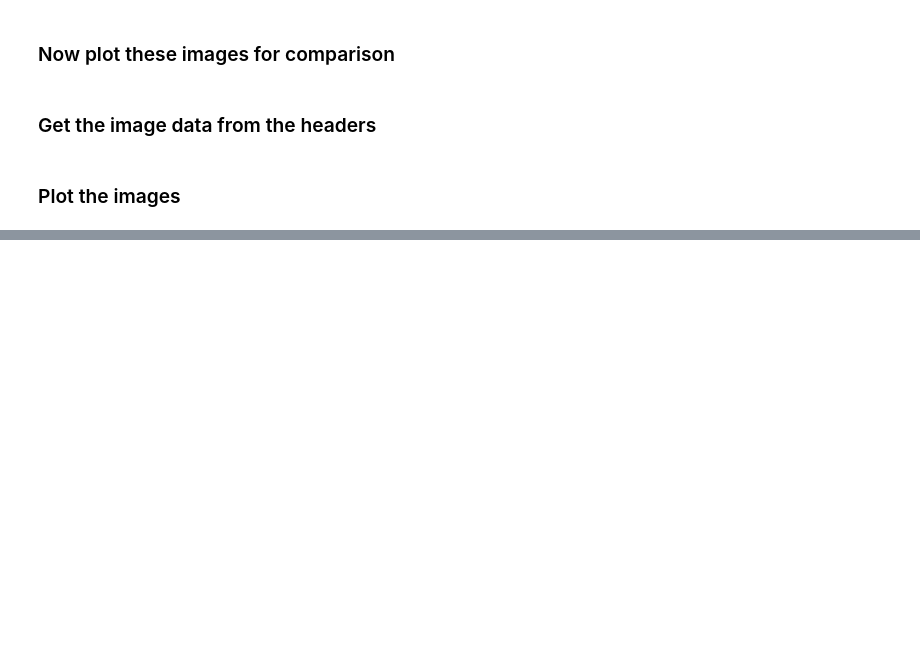
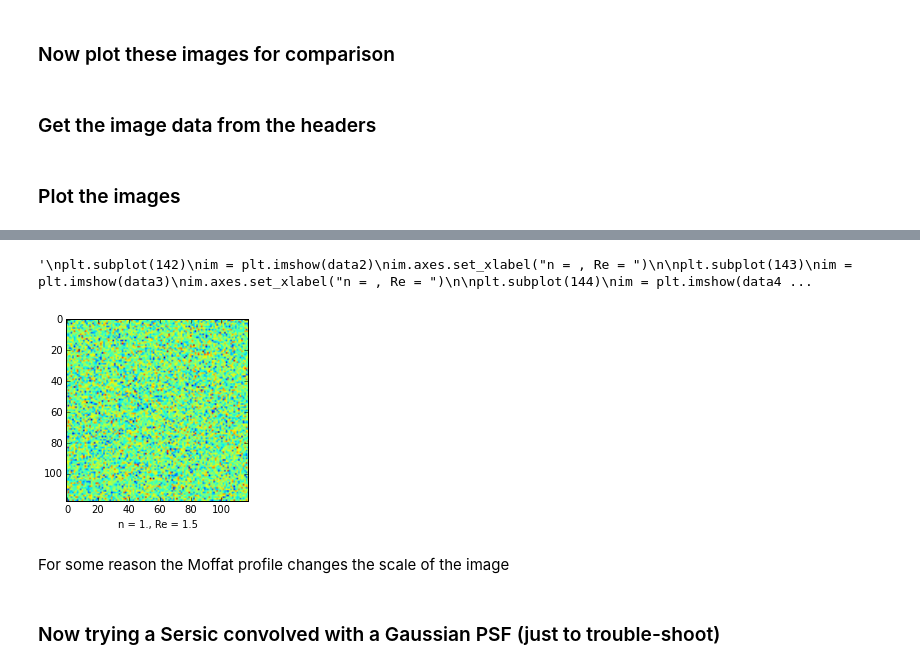
Before and after one commit to lmoustakas/lcolens, a Jupyter notebook: python/GalSim_Demo1.ipynb, the cells around one changed output, grey strips where cells are left out. Cells and saved outputs as stored; diff of their text form; code cells hidden in the pictures; blank space fills up the shorter version.

```diff
--- a/python/GalSim_Demo1.ipynb
+++ b/python/GalSim_Demo1.ipynb
@@ -209,0 +386,37 @@ im.axes.set_xlabel("Flux = 5.e4")
+# %%
+hdus = pyfits.open("output/demo1_Sersic1.fits")
+data1 = hdus[0].data
+"""
+hdus = pyfits.open("output/demo1_Sersic2.fits")
+data2 = hdus[0].data
+
+hdus = pyfits.open("output/demo1_Sersic3.fits")
+data3 = hdus[0].data
+
+hdus = pyfits.open("output/demo1_Sersic4.fits")
+data4 = hdus[0].data
+"""
+fig = plt.figure(figsize=(15, 5))
+plt.subplot(141)
+im = plt.imshow(data1)
+im.axes.set_xlabel("n = 1., Re = 1.5")
+"""
+plt.subplot(142)
+im = plt.imshow(data2)
+im.axes.set_xlabel("n = , Re = ")
+
+plt.subplot(143)
+im = plt.imshow(data3)
+im.axes.set_xlabel("n = , Re = ")
+
+plt.subplot(144)
+im = plt.imshow(data4)
+im.axes.set_xlabel("n = , Re = ")
+"""
+# %% [output]
+'\nplt.subplot(142)\nim = plt.imshow(data2)\nim.axes.set_xlabel("n = , Re = ")\n\nplt.subplot(143)\nim = plt.imshow(data3)\nim.axes.set_xlabel("n = , Re = ")\n\nplt.subplot(144)\nim = plt.imshow(data4 ...
+[figure, added]
+# %% [markdown]
+For some reason the Moffat profile changes the scale of the image
+# %% [markdown]
+### Now trying a Sersic convolved with a Gaussian PSF (just to trouble-shoot)
```
Also changed, not shown: parts of 21 cells of this notebook.
